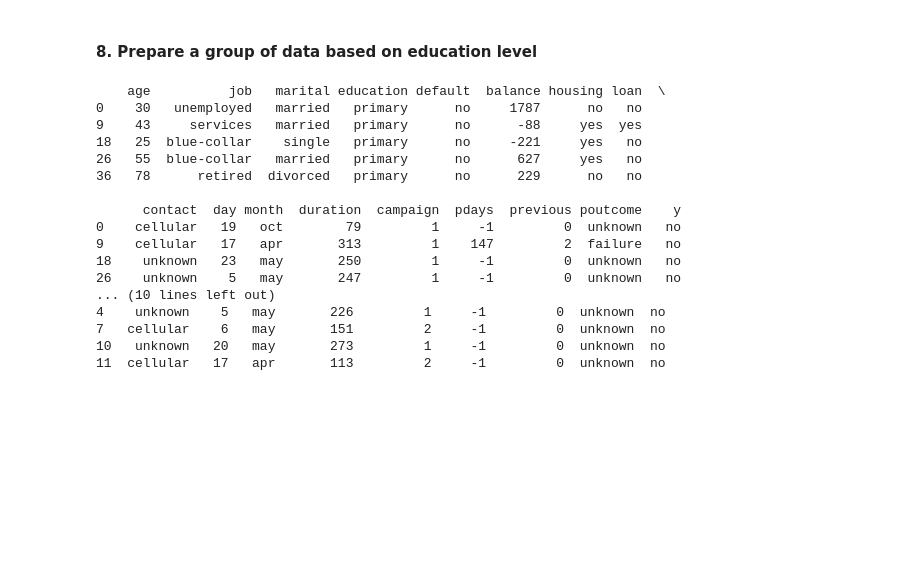
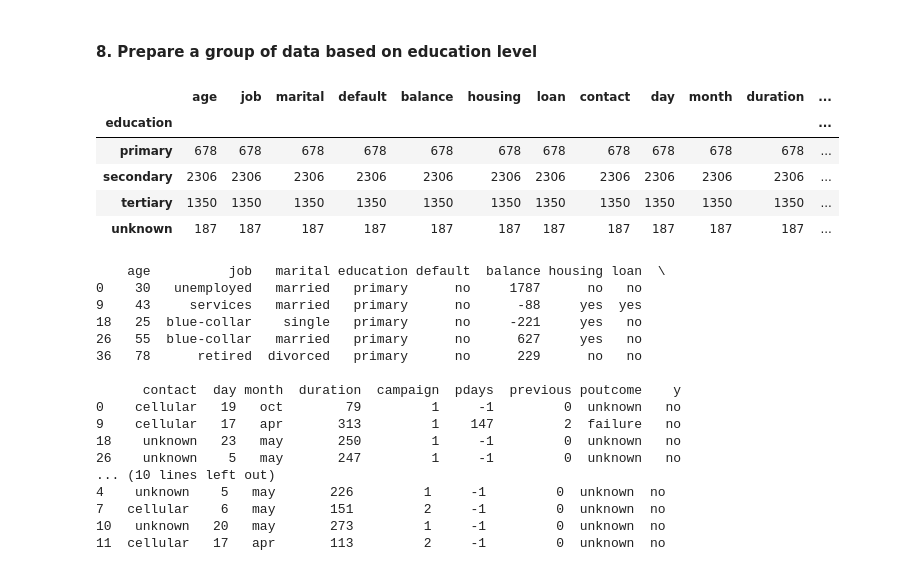
Before and after one commit to aziart/fsds, a Jupyter notebook: 01 - Python and Databases/0305 - Pandas 03.ipynb, the cells around one changed output. Drawn from its saved outputs; the diff is of its cells as text; code cells hidden in the pictures; blank space fills up the shorter version.

```diff
--- a/01 - Python and Databases/0305 - Pandas 03.ipynb
+++ b/01 - Python and Databases/0305 - Pandas 03.ipynb
@@ -577,6 +577,16 @@ bank[filt]
 366 rows × 17 columns
 # %% [markdown]
 #### 8. Prepare a group of data based on education level
+# %%
+ed_grp = bank.groupby('education')
+ed_grp.count()
+# %% [output]
+|  | age | job | marital | default | balance | housing | loan | contact | day | month | duration | ... |
+| education |  |  |  |  |  |  |  |  |  |  |  | ... |
+| primary | 678 | 678 | 678 | 678 | 678 | 678 | 678 | 678 | 678 | 678 | 678 | ... |
+| secondary | 2306 | 2306 | 2306 | 2306 | 2306 | 2306 | 2306 | 2306 | 2306 | 2306 | 2306 | ... |
+| tertiary | 1350 | 1350 | 1350 | 1350 | 1350 | 1350 | 1350 | 1350 | 1350 | 1350 | 1350 | ... |
+| unknown | 187 | 187 | 187 | 187 | 187 | 187 | 187 | 187 | 187 | 187 | 187 | ... |
 # %%
 for i in bank['education'].unique():
     filt = bank['education'] == i
```
Also changed, not shown: parts of 1 cell of this notebook.
